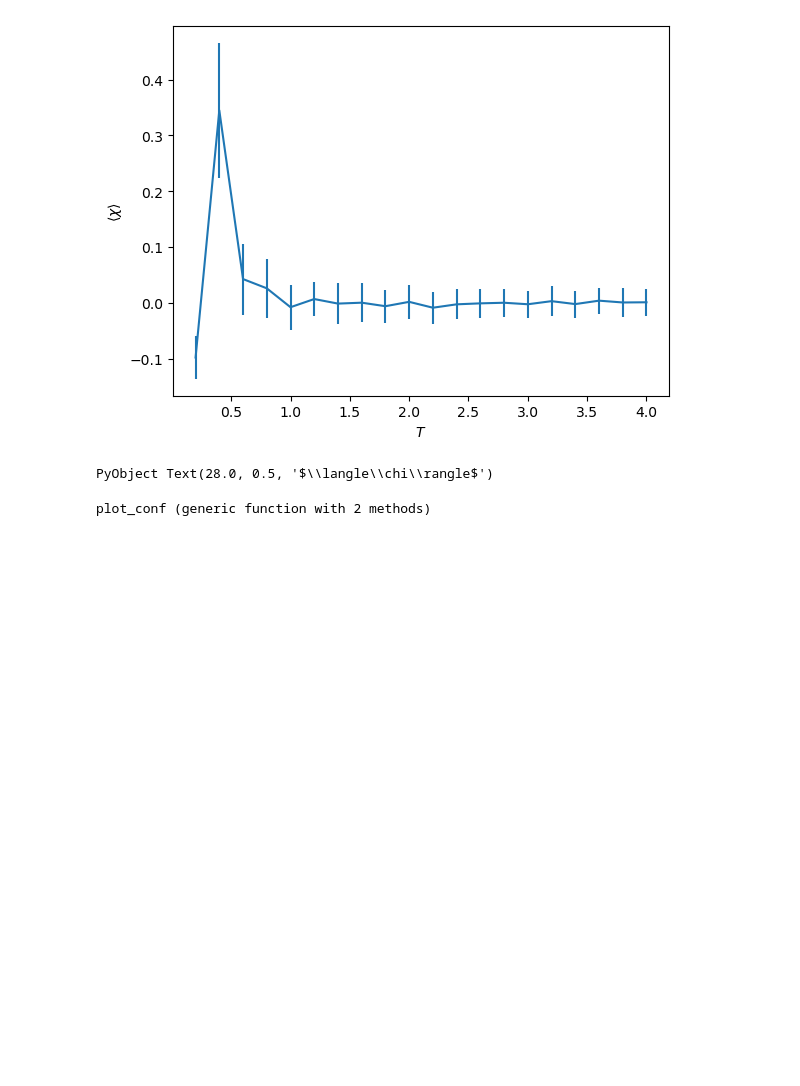
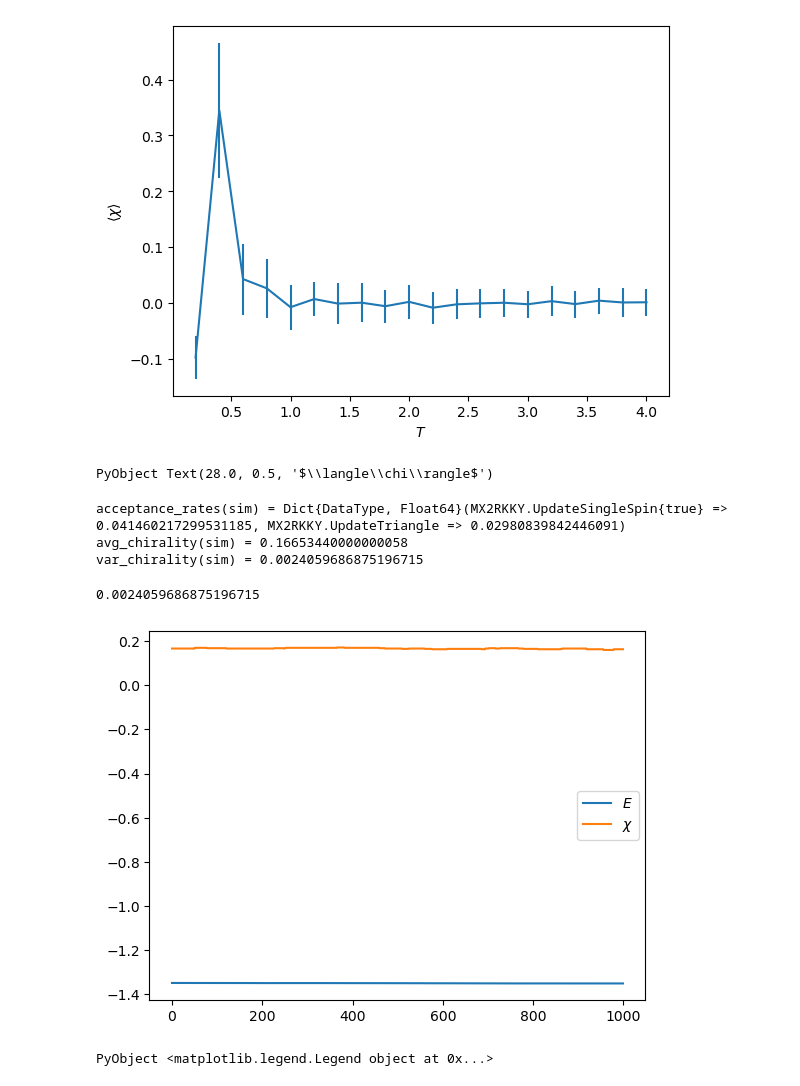
Before and after one commit to krivenko/MX2RKKY.jl, a Jupyter notebook: notebooks/Neel.ipynb, the cells around one changed output. Saved outputs shown, nothing was run; the diff lists cells and outputs as text; code cells hidden in the pictures; blank space fills up the shorter version.

```diff
--- a/notebooks/Neel.ipynb
+++ b/notebooks/Neel.ipynb
@@ -104,47 +132,39 @@ plt.ylabel(raw"$\langle\chi\rangle$")
 # %% [output]
 [figure]
 PyObject Text(28.0, 0.5, '$\\langle\\chi\\rangle$')
-# %%
-function plot_conf(conf::MX2RKKY.Configuration, plot_scale::Float64 = 0.5)
-    i2c = (i1, i2) -> (i1 - 0.5 * i2, √3/2 * i2)
-    L1, L2 = size(conf)
-
-    # Draw triangular grid
-    grid_segments = []
-    for i1 in 0:(L1-1)
-        push!(grid_segments, [i2c(i1, 0), i2c(i1, L2-1)])
-        (i1 == L1-1) && continue
-        lenc = L1-i1-1
-        push!(grid_segments, [i2c(i1, 0), i2c(i1, 0) .+ i2c(lenc, lenc)])
-    end
-    for i2 in 0:(L2-1)
-        push!(grid_segments, [i2c(0, i2), i2c(L1-1, i2)])
-        (i2 == 0 || i2 == L2-1) && continue
-        lenc = min(L2-i2-1, L1-1)
-        push!(grid_segments, [i2c(0, i2), i2c(0, i2) .+ i2c(lenc, lenc)])
-    end
-    grid = plt.matplotlib.collections.LineCollection(grid_segments, linewidths=0.5)
-
-    xmin = minimum(min(s[1][1], s[2][1]) for s in grid_segments)
-    xmax = maximum(max(s[1][1], s[2][1]) for s in grid_segments)
-    ymin = minimum(min(s[1][2], s[2][2]) for s in grid_segments)
-    ymax = maximum(max(s[1][2], s[2][2]) for s in grid_segments)
-
-    fig = plt.figure(figsize=(plot_scale * (xmax-xmin), plot_scale * (ymax-ymin)))
-    ax = plt.gca()
-    ax.add_collection(grid)
-
-    # Draw spins
-    for i in eachindex(conf)
-        Sx, Sy = plot_scale * conf.S_vec[1:2, i...] ./ conf.S
-        x, y = i2c(i...)
-        plt.arrow(x - Sx/2, y - Sy/2, Sx, Sy, color="red", head_width=0.1)
-    end
-
-    ax.set_xlim(xmin - 2 * plot_scale, xmax + 2 * plot_scale)
-    ax.set_ylim(ymin - 2 * plot_scale, ymax + 2 * plot_scale)
-    plt.show()
-    plt.savefig("conf.pdf")
-end
-# %% [output]
-plot_conf (generic function with 2 methods)
+# %%
+# Cluster size
+L1, L2 = 25, 25
+
+# Heisenberg parameters
+Jpar = 1.0
+Jperp = 0.0
+Vpar = 0.0
+Vperp = 0.0
+λ = 0.1 # k_F a_0
+T = 0.01
+
+n_cycles = 1000
+n_warmup_cycles = 5000
+cycle_length = 50
+
+rng = MersenneTwister(123456)
+conf = Configuration(L1, L2, rng, inplane=true)
+sim = MCSimulation(conf, β=1/T, Jpar=Jpar, Jperp=Jperp, Vpar=Vpar, Vperp=Vperp, λ=λ, Vrenormalize=false)
+run!(sim, n_cycles=n_cycles, n_warmup_cycles=n_warmup_cycles, cycle_length=cycle_length, inplane=true, update_triangle_prob=0.1)
+
+@show acceptance_rates(sim)
+@show avg_chirality(sim)
+@show var_chirality(sim)
+# %% [output]
+acceptance_rates(sim) = Dict{DataType, Float64}(MX2RKKY.UpdateSingleSpin{true} => 0.041460217299531185, MX2RKKY.UpdateTriangle => 0.02980839842446091)
+avg_chirality(sim) = 0.16653440000000058
+var_chirality(sim) = 0.0024059686875196715
+0.0024059686875196715
+# %%
+plt.plot(sim.measurements.energy / (L1 * L2), label=raw"$E$")
+plt.plot(sim.measurements.chirality, label=raw"$\chi$")
+plt.legend()
+# %% [output]
+[figure, added]
+PyObject <matplotlib.legend.Legend object at 0x...>
```
Also changed, not shown: parts of 6 cells of this notebook.
